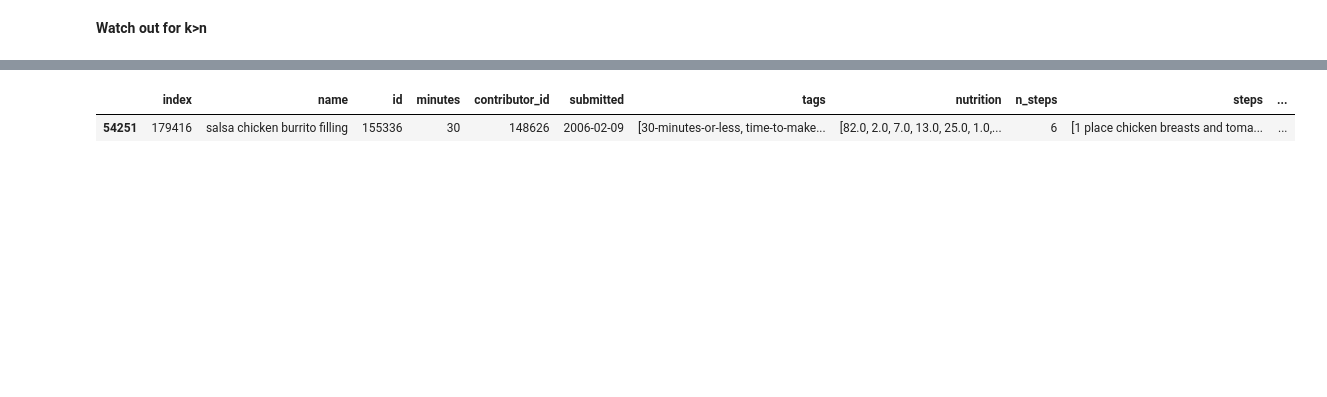
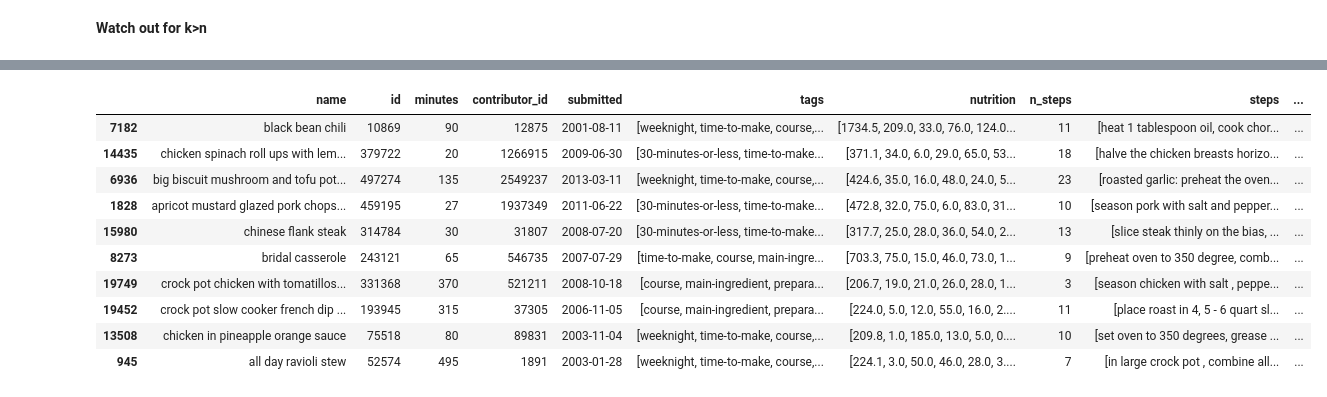
Before and after one commit to nico-stan/recipes, a Jupyter notebook: challenge-1.ipynb, the cells around one changed output, grey strips where cells are left out. Saved outputs shown, nothing was run; the diff lists cells and outputs as text; code cells hidden in the pictures; blank space fills up the shorter version.

```diff
--- a/challenge-1.ipynb
+++ b/challenge-1.ipynb
@@ -269,0 +331,6 @@ df.sample()
+# %%
+df["dairy"] = df.restrictions.apply(lambda x: "dairy" in x)
+df["gluten"] = df.restrictions.apply(lambda x: "gluten" in x)
+df["nut"] = df.restrictions.apply(lambda x: "nut" in x)
+df["meat"] = df.restrictions.apply(lambda x: "meat" in x)
+df["non-vegan"] = df.restrictions.apply(lambda x: "non-vegan" in x)
@@ -294,0 +373,2 @@ df2.drop(columns='index', inplace=True)
+# %%
+df2 = df[(df.gluten==False) & (df.dairy==False)]
@@ -300,7 +398,0 @@ df2.sample()
-# %%
-'''
-df["url"]=''
-for index, row in df.iterrows():
-    df['url'][index] = f"https://www.food.com/recipe/{row.name.replace(' ','-')}-{row.id}"
-'''
-#temp = df.name.apply(lambda x: f"https://www.food.com/recipe/{x.replace(' ','-')}")
@@ -309,6 +399,3 @@ for index, row in df.iterrows():
-# %%
-for index, row in df.iterrows():
-    df["url"][index] = row['name']
 # %%
 #df2=df.reset_index()
 pick = length(len(df2), 10)
@@ -321,8 +408,17 @@ pick
 # %%
-df_chosen.sample()
+df_chosen
 # %% [output]
-|  | index | name | id | minutes | contributor_id | submitted | tags | nutrition | n_steps | steps | ... |
-| 54251 | 179416 | salsa chicken burrito filling | 155336 | 30 | 148626 | 2006-02-09 | [30-minutes-or-less, time-to-make... | [82.0, 2.0, 7.0, 13.0, 25.0, 1.0,... | 6 | [1 place chicken breasts and toma... | ... |
+|  | name | id | minutes | contributor_id | submitted | tags | nutrition | n_steps | steps | ... |
+| 7182 | black bean chili | 10869 | 90 | 12875 | 2001-08-11 | [weeknight, time-to-make, course,... | [1734.5, 209.0, 33.0, 76.0, 124.0... | 11 | [heat 1 tablespoon oil, cook chor... | ... |
+| 14435 | chicken spinach roll ups with lem... | 379722 | 20 | 1266915 | 2009-06-30 | [30-minutes-or-less, time-to-make... | [371.1, 34.0, 6.0, 29.0, 65.0, 53... | 18 | [halve the chicken breasts horizo... | ... |
+| 6936 | big biscuit mushroom and tofu pot... | 497274 | 135 | 2549237 | 2013-03-11 | [weeknight, time-to-make, course,... | [424.6, 35.0, 16.0, 48.0, 24.0, 5... | 23 | [roasted garlic: preheat the oven... | ... |
+| 1828 | apricot mustard glazed pork chops... | 459195 | 27 | 1937349 | 2011-06-22 | [30-minutes-or-less, time-to-make... | [472.8, 32.0, 75.0, 6.0, 83.0, 31... | 10 | [season pork with salt and pepper... | ... |
+| 15980 | chinese flank steak | 314784 | 30 | 31807 | 2008-07-20 | [30-minutes-or-less, time-to-make... | [317.7, 25.0, 28.0, 36.0, 54.0, 2... | 13 | [slice steak thinly on the bias, ... | ... |
+| 8273 | bridal casserole | 243121 | 65 | 546735 | 2007-07-29 | [time-to-make, course, main-ingre... | [703.3, 75.0, 15.0, 46.0, 73.0, 1... | 9 | [preheat oven to 350 degree, comb... | ... |
+| 19749 | crock pot chicken with tomatillos... | 331368 | 370 | 521211 | 2008-10-18 | [course, main-ingredient, prepara... | [206.7, 19.0, 21.0, 26.0, 28.0, 1... | 3 | [season chicken with salt , peppe... | ... |
+| 19452 | crock pot slow cooker french dip ... | 193945 | 315 | 37305 | 2006-11-05 | [course, main-ingredient, prepara... | [224.0, 5.0, 12.0, 55.0, 16.0, 2.... | 11 | [place roast in 4, 5 - 6 quart sl... | ... |
+| 13508 | chicken in pineapple orange sauce | 75518 | 80 | 89831 | 2003-11-04 | [weeknight, time-to-make, course,... | [209.8, 1.0, 185.0, 13.0, 5.0, 0.... | 10 | [set oven to 350 degrees, grease ... | ... |
+| 945 | all day ravioli stew | 52574 | 495 | 1891 | 2003-01-28 | [weeknight, time-to-make, course,... | [224.1, 3.0, 50.0, 46.0, 28.0, 3.... | 7 | [in large crock pot , combine all... | ... |
 # %%
 shop_list=[]
 for row in df_chosen.ingredients:
```
Also changed, not shown: parts of 49 cells of this notebook.
